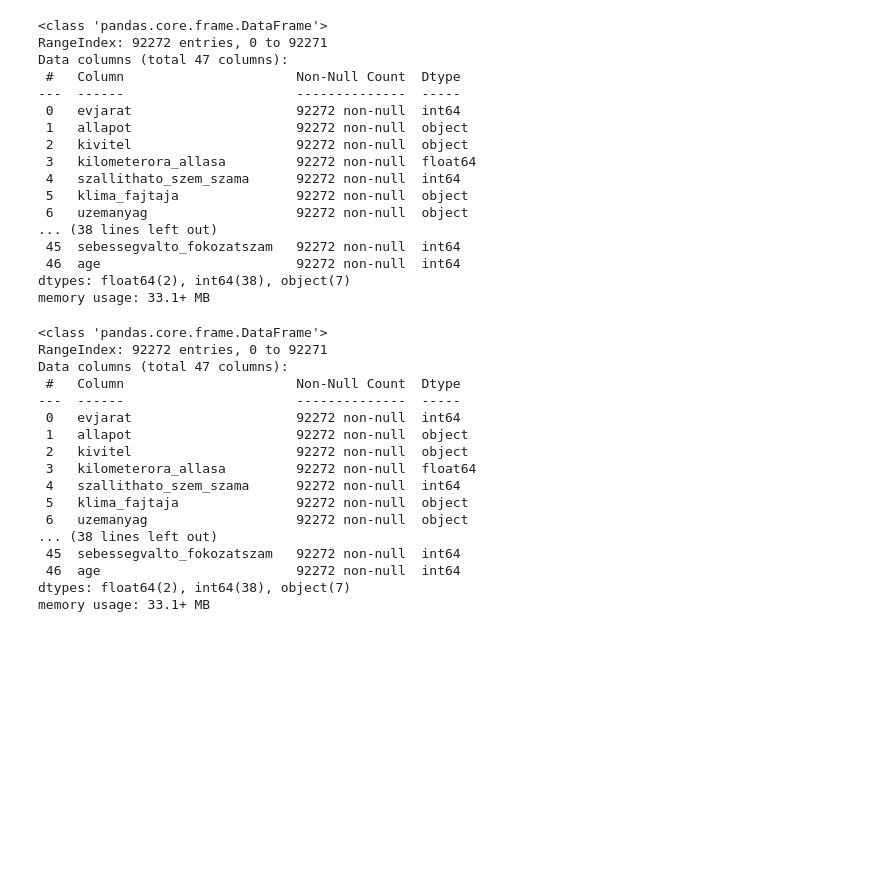
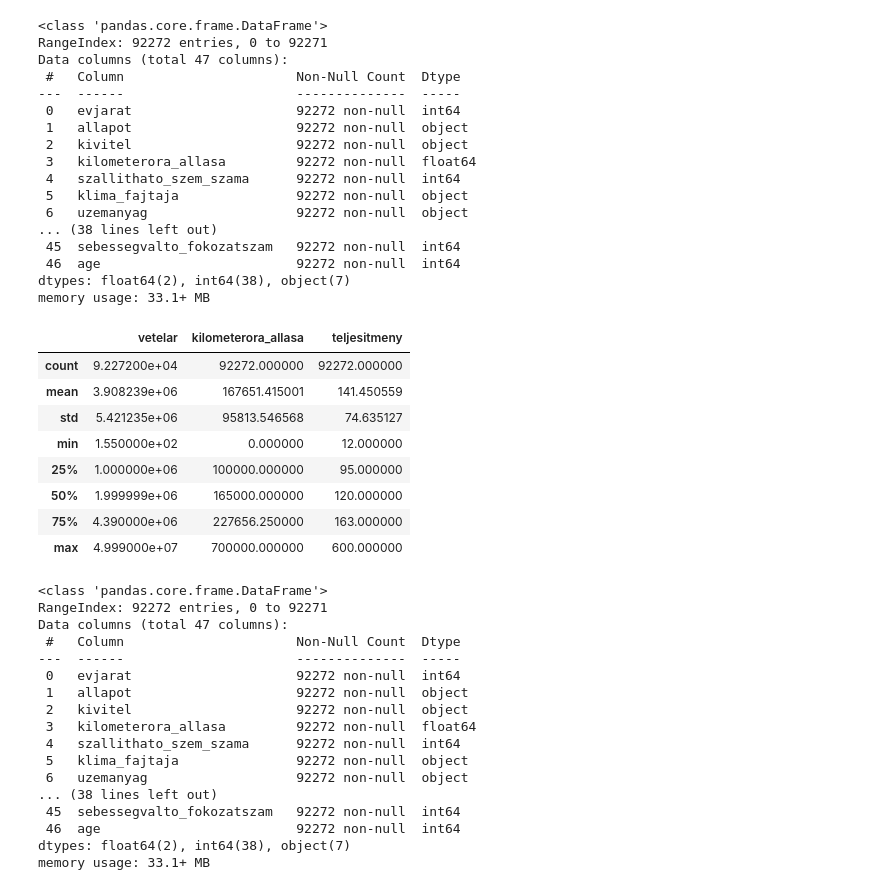
Before and after one commit to milanszilveszter/Csapatmunka, a Jupyter notebook: Regression/BigDataset/hasznaltauto.ipynb, the cells around one changed output. Saved outputs shown, nothing was run; the diff lists cells and outputs as text; code cells hidden in the pictures; blank space fills up the shorter version.

```diff
--- a/Regression/BigDataset/hasznaltauto.ipynb
+++ b/Regression/BigDataset/hasznaltauto.ipynb
@@ -34,6 +34,18 @@ Data columns (total 47 columns):
  46  age                         92272 non-null  int64
 dtypes: float64(2), int64(38), object(7)
 memory usage: 33.1+ MB
+# %%
+data[['vetelar','kilometerora_allasa','teljesitmeny']].describe()
+# %% [output]
+|  | vetelar | kilometerora_allasa | teljesitmeny |
+| count | 9.227200e+04 | 92272.000000 | 92272.000000 |
+| mean | 3.908239e+06 | 167651.415001 | 141.450559 |
+| std | 5.421235e+06 | 95813.546568 | 74.635127 |
+| min | 1.550000e+02 | 0.000000 | 12.000000 |
+| 25% | 1.000000e+06 | 100000.000000 | 95.000000 |
+| 50% | 1.999999e+06 | 165000.000000 | 120.000000 |
+| 75% | 4.390000e+06 | 227656.250000 | 163.000000 |
+| max | 4.999000e+07 | 700000.000000 | 600.000000 |
 # %%
 data['allapot'] = data['allapot'].astype(str)
 data['kivitel'] = data['kivitel'].astype(str)
```
Also changed, not shown: parts of 2 cells of this notebook.
